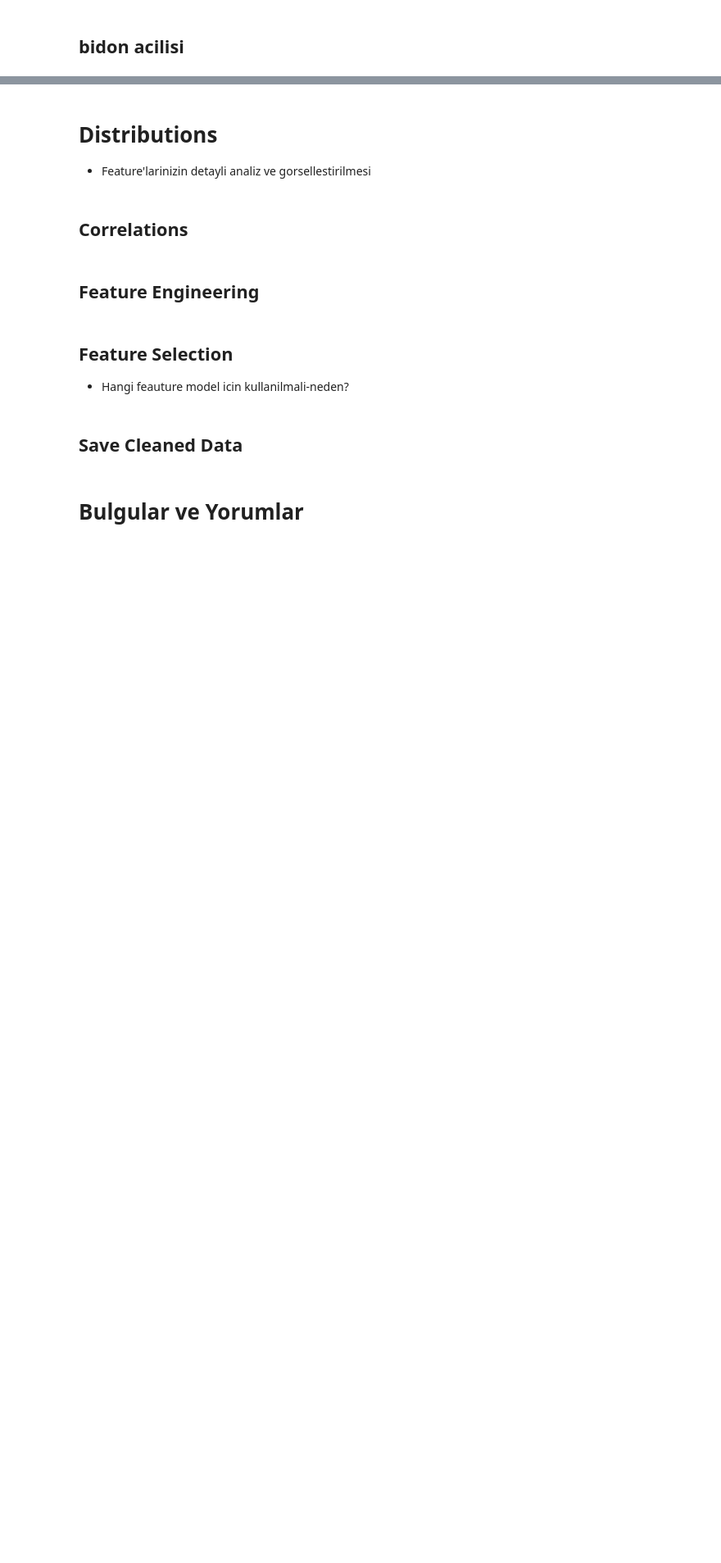
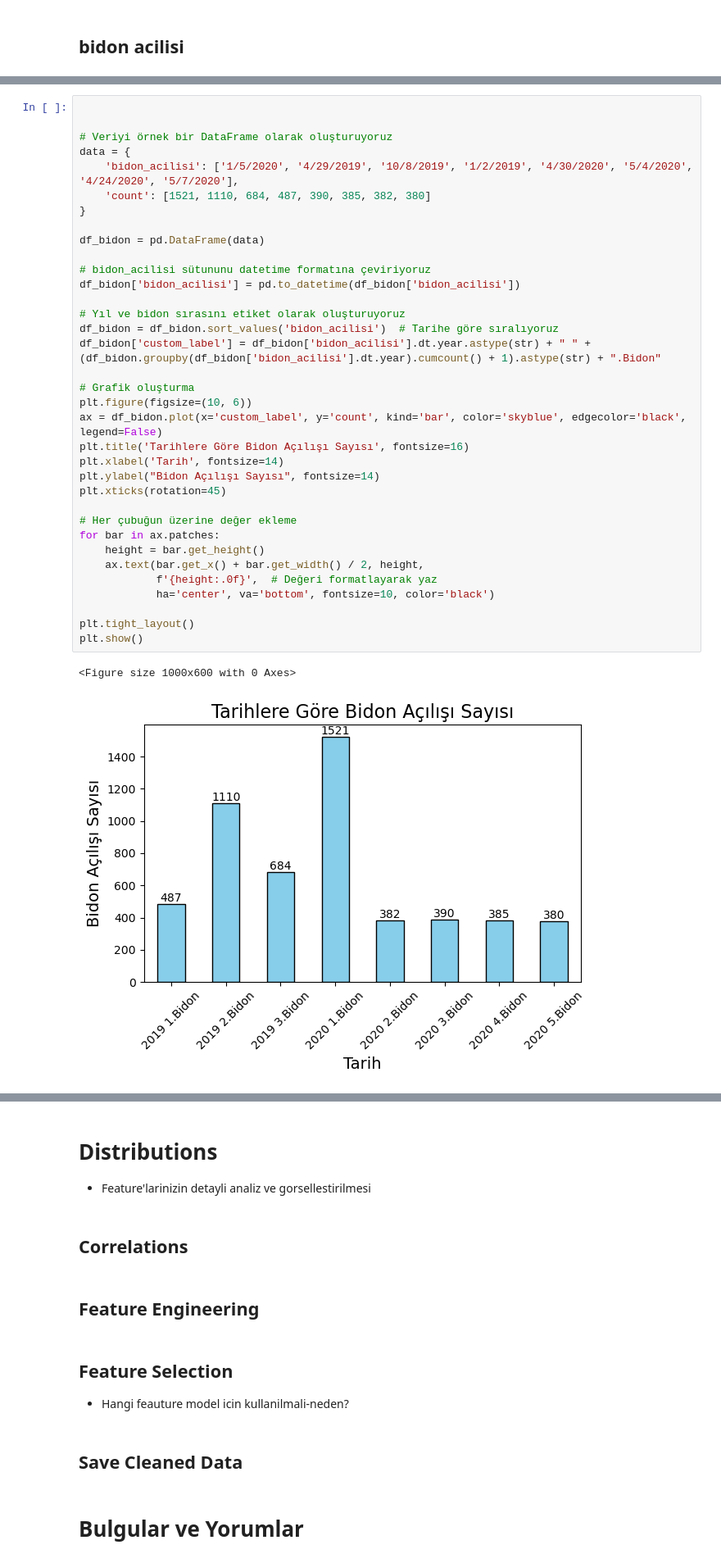
Before and after one commit to Duygu-Jones/LLM_Playground, a Jupyter notebook: 01_EDA/KATEGORILER/04_Kartus/Seyda/SEYDA_NOTEBOOK.ipynb, the cells around one changed output, grey strips where cells are left out. Shown: that part at 82% size. Cells and saved outputs as stored; diff of their text form; blank space fills up the shorter version.

```diff
--- a/01_EDA/KATEGORILER/04_Kartus/Seyda/SEYDA_NOTEBOOK.ipynb
+++ b/01_EDA/KATEGORILER/04_Kartus/Seyda/SEYDA_NOTEBOOK.ipynb
@@ -625,0 +707,38 @@ plt.show()'''
+# %%
+
+
+# Veriyi örnek bir DataFrame olarak oluşturuyoruz
+data = {
+    'bidon_acilisi': ['1/5/2020', '4/29/2019', '10/8/2019', '1/2/2019', '4/30/2020', '5/4/2020', '4/24/2020', '5/7/2020'],
+    'count': [1521, 1110, 684, 487, 390, 385, 382, 380]
+}
+
+df_bidon = pd.DataFrame(data)
+
+# bidon_acilisi sütununu datetime formatına çeviriyoruz
+df_bidon['bidon_acilisi'] = pd.to_datetime(df_bidon['bidon_acilisi'])
+
+# Yıl ve bidon sırasını etiket olarak oluşturuyoruz
+df_bidon = df_bidon.sort_values('bidon_acilisi')  # Tarihe göre sıralıyoruz
+df_bidon['custom_label'] = df_bidon['bidon_acilisi'].dt.year.astype(str) + " " + (df_bidon.groupby(df_bidon['bidon_acilisi'].dt.year).cumcount() + 1).astype(str) + ".Bidon"
+
+# Grafik oluşturma
+plt.figure(figsize=(10, 6))
+ax = df_bidon.plot(x='custom_label', y='count', kind='bar', color='skyblue', edgecolor='black', legend=False)
+plt.title('Tarihlere Göre Bidon Açılışı Sayısı', fontsize=16)
+plt.xlabel('Tarih', fontsize=14)
+plt.ylabel("Bidon Açılışı Sayısı", fontsize=14)
+plt.xticks(rotation=45)
+
+# Her çubuğun üzerine değer ekleme
+for bar in ax.patches:
+    height = bar.get_height()
+    ax.text(bar.get_x() + bar.get_width() / 2, height,
+            f'{height:.0f}',  # Değeri formatlayarak yaz
+            ha='center', va='bottom', fontsize=10, color='black')
+
+plt.tight_layout()
+plt.show()
+# %% [output]
+<Figure size 1000x600 with 0 Axes>
+[figure, added]
```
Also changed, not shown: parts of 23 cells of this notebook.
